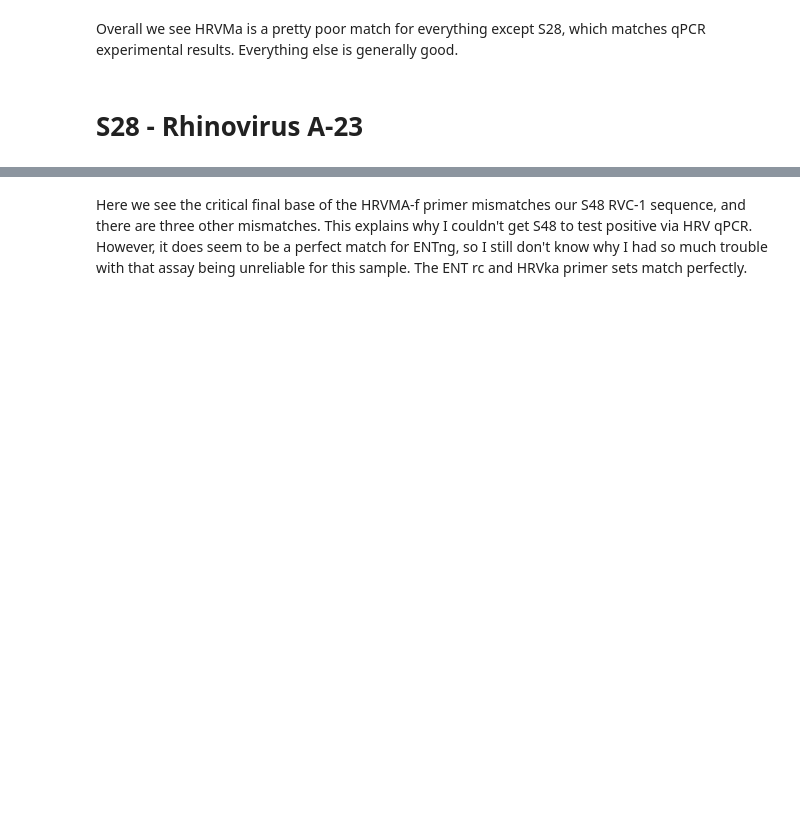
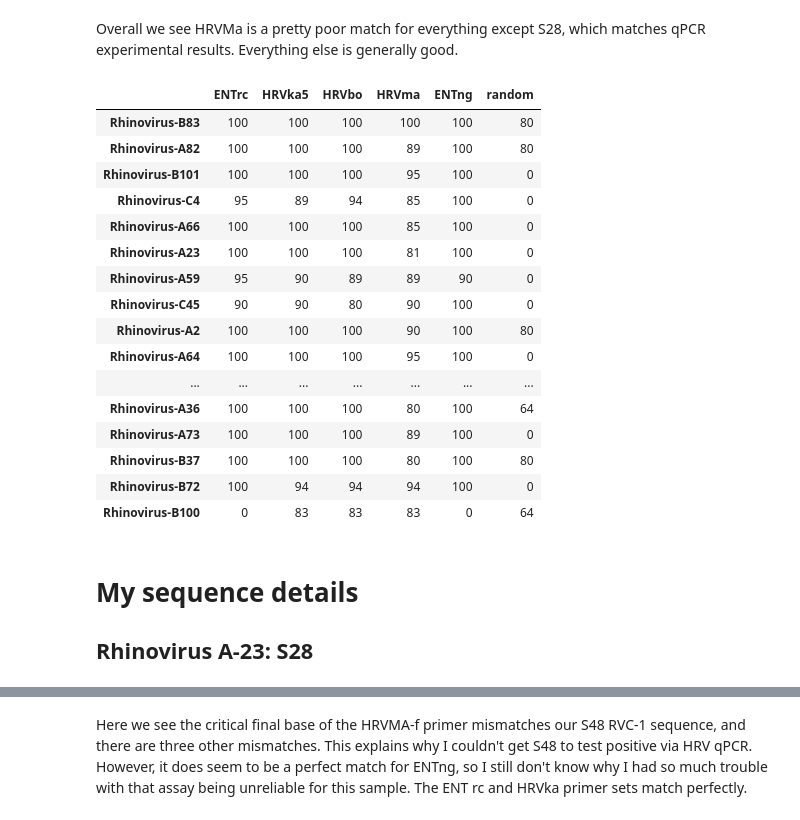
Before and after one commit to RByers/RespiCov-analyze, a Jupyter notebook: AssaySeqBinding-HRV.ipynb, the cells around one changed output, grey strips where cells are left out. Drawn from its saved outputs; the diff is of its cells as text; code cells hidden in the pictures; blank space fills up the shorter version.

Commit message:
Add new HRV sequences
Updates AssaySeqBinding-HRV
Also adds tools for converting iab files to fastq and for reversing a
fastq file for use with Plasmidsaurus output.

```diff
--- a/AssaySeqBinding-HRV.ipynb
+++ b/AssaySeqBinding-HRV.ipynb
@@ -8,6 +8,7 @@ Analyze how well my PCR primers and probes match the sequences I've found in my
 %autoreload 1
 %aimport RCUtils
 # %%
+from IPython.display import display, HTML
 from Bio.Seq import Seq
 from Bio import SeqIO
 from Bio import Align
@@ -22,11 +23,20 @@ primers = RCUtils.readPrimers("HRVPrimers.fasta", display=True)
 
 aligner = RCUtils.getPrimerAligner()
 
+def printAlignment(ref, seq, printAlignment=False):
+    a = aligner.align(ref.seq, seq.seq)[0]
+    # TODO: Something is wrong here, I'm not getting full alignments
+    RCUtils.extendAlignment(a)
+    display(HTML("<b>%s aligns to %s[%d:%d]</b> match %d%%" %
+        (seq.name, ref.name, a.coordinates[0][0], a.coordinates[0][1], 100 * a.score / len(seq))))
+    if printAlignment:
+        print(a)
+
 def printSeqBinding(path, format="fastq", primers=primers):
-    print("Sequence: %s" % path)
     record = SeqIO.read(path, format)
+    display(HTML("<b>Sequence: %s</b>  len=%d" % (path, len(record))))
     hits = RCUtils.computePrimerHits(record, primers, allowOverlaps=True)
-    for hit in sorted(hits, key=lambda hit: hit.primer.id):
+    for hit in sorted(hits, key=lambda hit: hit.start):
         print (" %s%s len=%d match=%d%% [%d:%d]" % (hit.primer.id, " (rev)" if hit.rev else "", len(hit.primer.seq), 100*hit.mr, hit.start+1, hit.end))
         if hit.mr < 1:
             a = aligner.align(record.seq, hit.primer.rcSeq if hit.rev else hit.primer.seq)[0]
@@ -43,19 +53,28 @@ def printSeqBinding(path, format="fastq", primers=primers):
                     print ("  Primer mismatch in the last %d bases" % pt)
             RCUtils.extendAlignment(a)
             print(a)
-    print()
+    return record
 
 # Show a table of primer match scores for each sequence
-def summaryTable(pathGlob, format="fastq", primers=primers):
+# If collapse is True, then include fwd, rev and probe in the same
+# group. May be confusing when only some of the set are present.
+def summaryTable(pathGlob, format="fastq", collapse=True, primers=primers):
     table = dict()
     for path in glob.glob(pathGlob):
-        record = SeqIO.read(path, format)
+        try:
+            record = SeqIO.read(path, format)
+        except ValueError as e:
+            raise ValueError(f"Error processing file {path}") from e
+
         hits = RCUtils.computePrimerHits(record, primers, allowOverlaps=True)
         scores = dict()
         for hit in hits:
-            # Get the primer name without the suffix
-            pname = hit.primer.id.rsplit("-",1)[0]
+            # Combine scores for multiple primers in the set
+            pe = "-" if collapse else "."
+            pname = hit.primer.id.rsplit(pe,1)[0]
             if pname in scores:
+                # we should not get multiple hits when there's only a single primer
+                assert(collapse)
                 scores[pname] *= hit.mr
             else:
                 scores[pname] = hit.mr
@@ -64,6 +83,7 @@ def summaryTable(pathGlob, format="fastq", primers=primers):
         file = Path(path).stem
         table[file] = scores
 
+    pd.set_option('display.max_rows', 500)
     df = pd.DataFrame.from_dict(table, orient='index')
     df.fillna(0, inplace=True)
     df *= 100
@@ -113,5 +132,26 @@ summaryTable("refseq/Rhinovirus-*.gb", "gb")
 # %% [markdown]
 Overall we see HRVMa is a pretty poor match for everything except S28, which matches qPCR experimental results. Everything else is generally good.
+# %%
+summaryTable("refseq/Rhinovirus-*.fasta", "fasta")
+# %% [output]
+|  | ENTrc | HRVka5 | HRVbo | HRVma | ENTng | random |
+| Rhinovirus-B83 | 100 | 100 | 100 | 100 | 100 | 80 |
+| Rhinovirus-A82 | 100 | 100 | 100 | 89 | 100 | 80 |
+| Rhinovirus-B101 | 100 | 100 | 100 | 95 | 100 | 0 |
+| Rhinovirus-C4 | 95 | 89 | 94 | 85 | 100 | 0 |
+| Rhinovirus-A66 | 100 | 100 | 100 | 85 | 100 | 0 |
+| Rhinovirus-A23 | 100 | 100 | 100 | 81 | 100 | 0 |
+| Rhinovirus-A59 | 95 | 90 | 89 | 89 | 90 | 0 |
+| Rhinovirus-C45 | 90 | 90 | 80 | 90 | 100 | 0 |
+| Rhinovirus-A2 | 100 | 100 | 100 | 90 | 100 | 80 |
+| Rhinovirus-A64 | 100 | 100 | 100 | 95 | 100 | 0 |
+| ... | ... | ... | ... | ... | ... | ... |
+| Rhinovirus-A36 | 100 | 100 | 100 | 80 | 100 | 64 |
+| Rhinovirus-A73 | 100 | 100 | 100 | 89 | 100 | 0 |
+| Rhinovirus-B37 | 100 | 100 | 100 | 80 | 100 | 80 |
+| Rhinovirus-B72 | 100 | 94 | 94 | 94 | 100 | 0 |
+| Rhinovirus-B100 | 0 | 83 | 83 | 83 | 0 | 64 |
 # %% [markdown]
-# S28 - Rhinovirus A-23
+# My sequence details
+## Rhinovirus A-23: S28
 # %%
```
Also changed, not shown: parts of 39 cells of this notebook, 18 other files.
